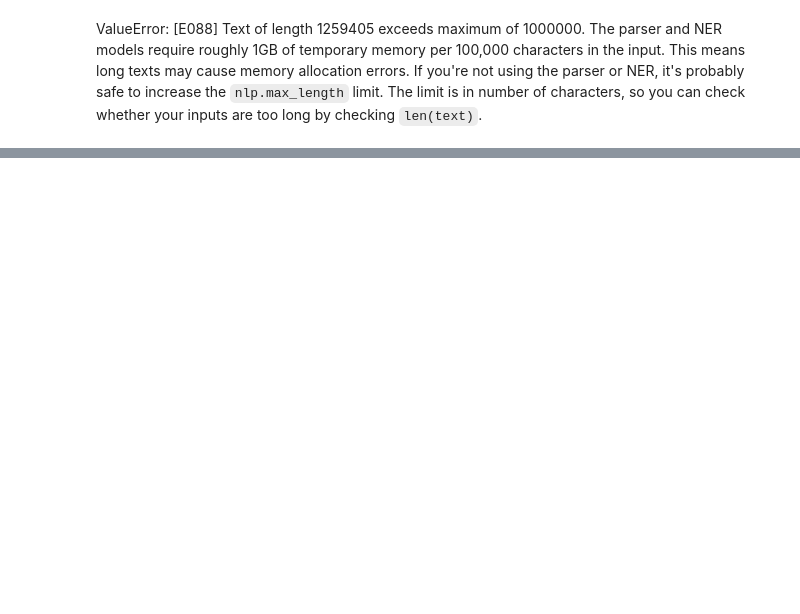
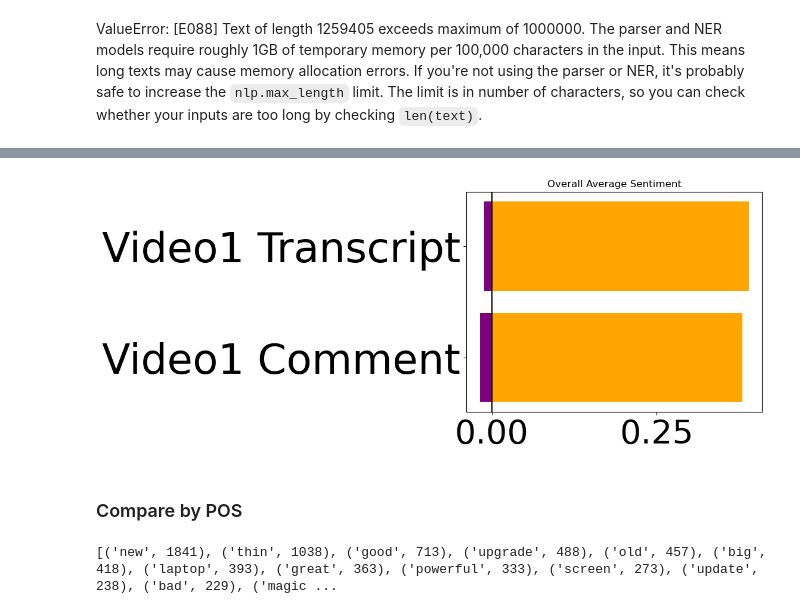
Before and after one commit to kaicl/DH101_Project, a Jupyter notebook: What Do Youtube Comments Tell Us.ipynb, the cells around one changed output, grey strips where cells are left out. Drawn from its saved outputs; the diff is of its cells as text; code cells hidden in the pictures; blank space fills up the shorter version.

```diff
--- a/What Do Youtube Comments Tell Us.ipynb
+++ b/What Do Youtube Comments Tell Us.ipynb
@@ -374,0 +470,10 @@ video5_transcript_lemma = lemmatizer_function(video5_transcript_no_stops)
+# %%
+video1_transcript_pos = pos_tag(video1_transcript_additional)
+video1_transcript_dataframe = pd.DataFrame(video1_transcript_pos)
+video1_transcript_dataframe.columns = ["Vocab", "POS"]
+# %%
+video1_comments_dataframe["Sentiment"] = video1_comments_dataframe["Vocab"].apply(sid.polarity_scores)
+video1_comments_dataframe["Compound Sentiment"] = return_compoundscore(video1_comments_dataframe["Sentiment"])
+# %%
+video1_transcript_dataframe["Sentiment"] = video1_transcript_dataframe["Vocab"].apply(sid.polarity_scores)
+video1_transcript_dataframe["Compound Sentiment"] = return_compoundscore(video1_transcript_dataframe["Sentiment"])
@@ -374,0 +492,46 @@ video5_transcript_lemma = lemmatizer_function(video5_transcript_no_stops)
+# %%
+def avg_neg_pos(all_list):
+    neg = 0
+    neg_count = 0
+    pos = 0
+    pos_count = 0
+    for i in all_list:
+        if i <= 0:
+            neg += i
+            neg_count += 1
+        elif i >= 0:
+            pos += i
+            pos_count += 1
+    if neg_count == 0:
+        avgneg = 0
+        avgpos = pos/pos_count
+    if pos_count == 0:
+        avgpos = 0
+        avgneg = neg/neg_count
+    else:
+        avgneg = neg/neg_count
+        avgpos = pos/pos_count
+    return [avgneg, avgpos]
+# %%
+#huffpost
+plt.barh(["Video1 Comment"],avg_neg_pos(video1_comments_dataframe["Compound Sentiment"])[0], color = "purple")
+plt.barh(["Video1 Comment"],avg_neg_pos(video1_comments_dataframe["Compound Sentiment"])[1], color = "orange")
+#nytimes
+plt.barh(["Video1 Transcript"],avg_neg_pos(video1_transcript_dataframe["Compound Sentiment"])[0], color = "purple")
+plt.barh(["Video1 Transcript"],avg_neg_pos(video1_transcript_dataframe["Compound Sentiment"])[1], color = "orange")
+
+
+plt.axvline(x=0, color = "black")
+plt.title("Overall Average Sentiment");
+#plt.savefig('overall-avgcomp.png')
+# %% [output]
+[figure, added]
+# %% [markdown]
+### Compare by POS
+# %%
+video1_comments_pos_tagged = [word for word, pos in video1_comments_pos if pos.startswith('JJ' or 'JJR' or 'JJS')]
+#tagged1
+video1_comments_pos_tagged_freq = Counter(video1_comments_pos_tagged)
+print(video1_comments_pos_tagged_freq.most_common(30))
+# %% [output]
+[('new', 1841), ('thin', 1038), ('good', 713), ('upgrade', 488), ('old', 457), ('big', 418), ('laptop', 393), ('great', 363), ('powerful', 333), ('screen', 273), ('update', 238), ('bad', 229), ('magic ...
```
Also changed, not shown: parts of 38 cells of this notebook.
